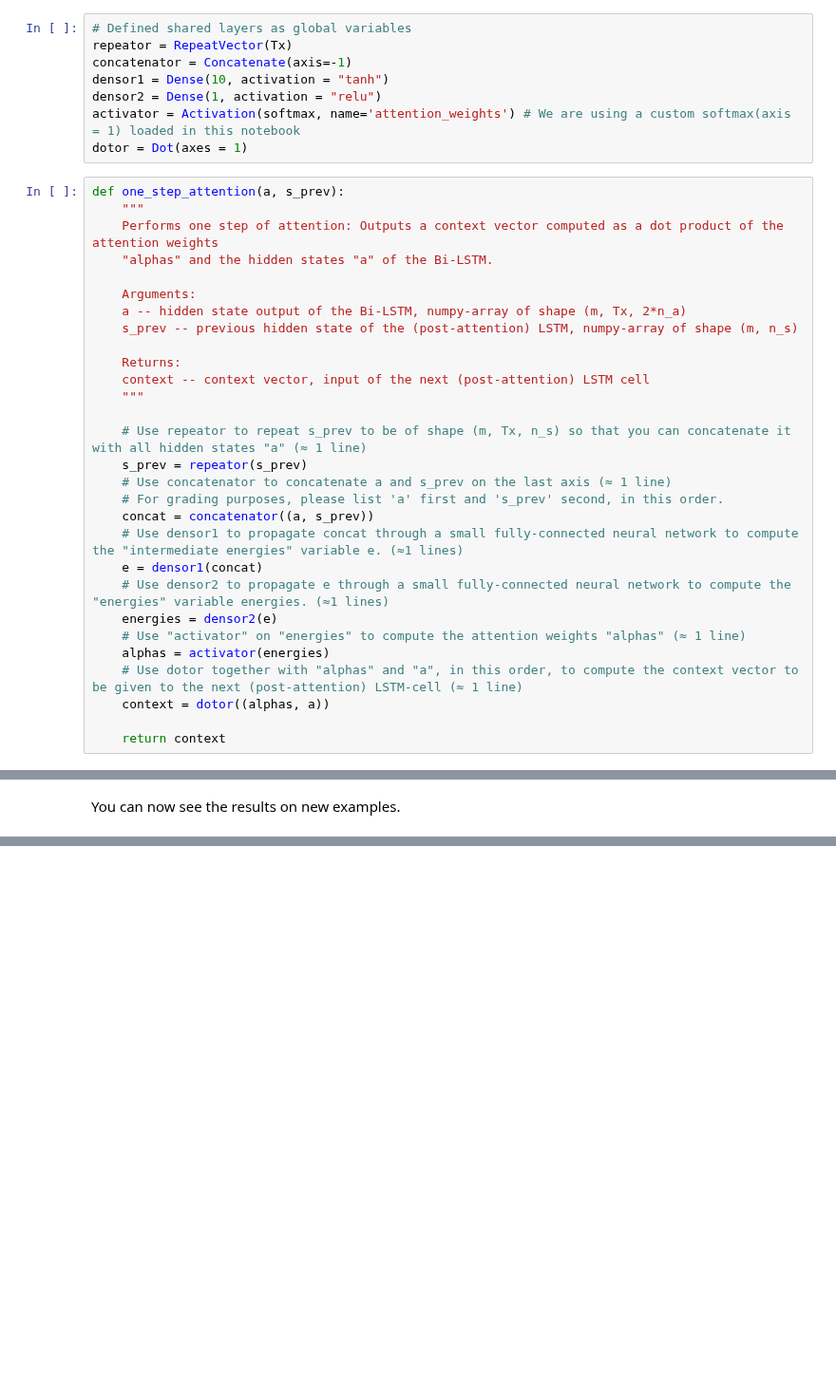
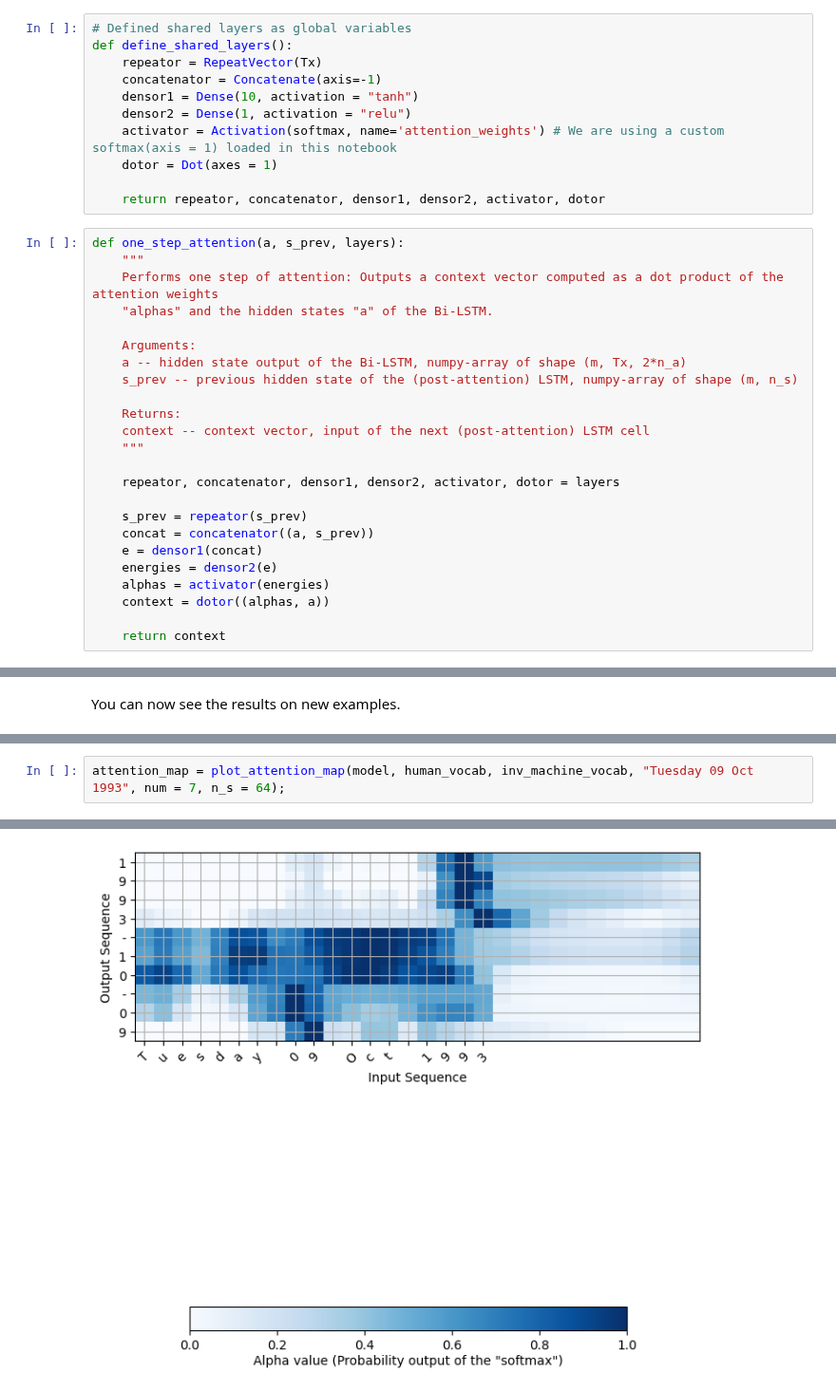
Before and after one commit to IvonLuiz/Deep-Learning, a Jupyter notebook: notebooks/neural_machine_translation_with_attention.ipynb, the cells around one changed output, grey strips where cells are left out. Shown at 95% size. Cells and saved outputs as stored; diff of their text form; blank space fills up the shorter version.

Commit message:
visualizing attention and some markdown fixes

```diff
--- a/notebooks/neural_machine_translation_with_attention.ipynb
+++ b/notebooks/neural_machine_translation_with_attention.ipynb
@@ -252,13 +202,16 @@ dot_product = dot_layer([var1,var2])
 # %%
 # Defined shared layers as global variables
-repeator = RepeatVector(Tx)
-concatenator = Concatenate(axis=-1)
-densor1 = Dense(10, activation = "tanh")
-densor2 = Dense(1, activation = "relu")
-activator = Activation(softmax, name='attention_weights') # We are using a custom softmax(axis = 1) loaded in this notebook
-dotor = Dot(axes = 1)
+def define_shared_layers():
+    repeator = RepeatVector(Tx)
+    concatenator = Concatenate(axis=-1)
+    densor1 = Dense(10, activation = "tanh")
+    densor2 = Dense(1, activation = "relu")
+    activator = Activation(softmax, name='attention_weights') # We are using a custom softmax(axis = 1) loaded in this notebook
+    dotor = Dot(axes = 1)
+
+    return repeator, concatenator, densor1, densor2, activator, dotor
 # %%
-def one_step_attention(a, s_prev):
+def one_step_attention(a, s_prev, layers):
     """
     Performs one step of attention: Outputs a context vector computed as a dot product of the attention weights
     "alphas" and the hidden states "a" of the Bi-LSTM.
@@ -271,18 +224,13 @@ def one_step_attention(a, s_prev):
     context -- context vector, input of the next (post-attention) LSTM cell
     """
 
-    # Use repeator to repeat s_prev to be of shape (m, Tx, n_s) so that you can concatenate it with all hidden states "a" (≈ 1 line)
+    repeator, concatenator, densor1, densor2, activator, dotor = layers
+
     s_prev = repeator(s_prev)
-    # Use concatenator to concatenate a and s_prev on the last axis (≈ 1 line)
-    # For grading purposes, please list 'a' first and 's_prev' second, in this order.
     concat = concatenator((a, s_prev))
-    # Use densor1 to propagate concat through a small fully-connected neural network to compute the "intermediate energies" variable e. (≈1 lines)
     e = densor1(concat)
-    # Use densor2 to propagate e through a small fully-connected neural network to compute the "energies" variable energies. (≈1 lines)
     energies = densor2(e)
-    # Use "activator" on "energies" to compute the attention weights "alphas" (≈ 1 line)
     alphas = activator(energies)
-    # Use dotor together with "alphas" and "a", in this order, to compute the context vector to be given to the next (post-attention) LSTM-cell (≈ 1 line)
     context = dotor((alphas, a))
 
     return context
@@ -608,0 +545,3 @@ output: 2001-03-01
+# %%
+attention_map = plot_attention_map(model, human_vocab, inv_machine_vocab, "Tuesday 09 Oct 1993", num = 7, n_s = 64);
+# %% [output]
@@ -608,0 +550 @@ output: 2001-03-01
+[figure, added]
```
Also changed, not shown: parts of 41 cells of this notebook.
